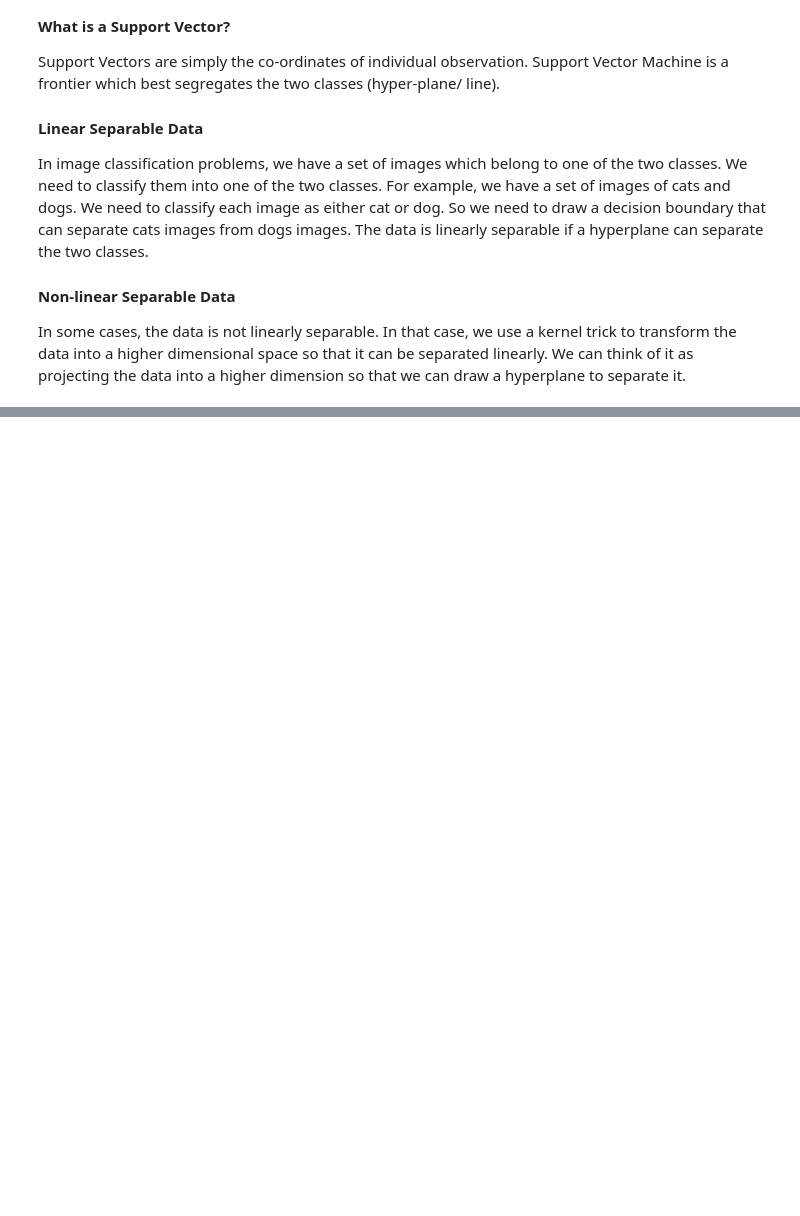
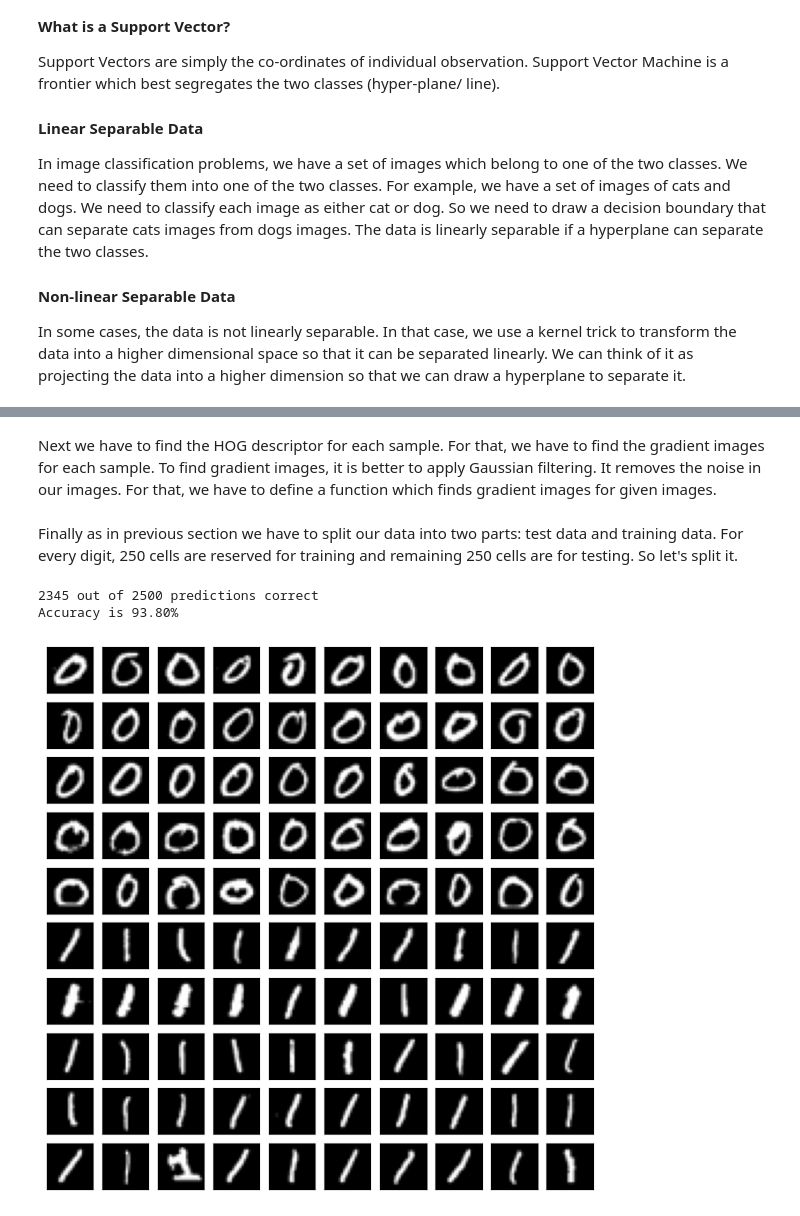
Before and after one commit to AlrIsmail/robotics_fundamentals, a Jupyter notebook: opencv_ml.ipynb, the cells around one changed output, grey strips where cells are left out. Cells and saved outputs as stored; diff of their text form; code cells hidden in the pictures; blank space fills up the shorter version.

```diff
--- a/opencv_ml.ipynb
+++ b/opencv_ml.ipynb
@@ -312,0 +323,77 @@ In some cases, the data is not linearly separable. In that case, we use a kernel
+# %%
+def deskew(img):
+    m = cv.moments(img)
+    if abs(m['mu02']) < 1e-2:
+        return img.copy()
+    skew = m['mu11'] / m['mu02']
+    M = np.float32([[1, skew, -0.5 * SZ * skew], [0, 1, 0]])
+    img = cv.warpAffine(img, M, (SZ, SZ), flags=affine_flags)
+    return img
+# %% [markdown]
+Next we have to find the HOG descriptor for each sample. For that, we have to find the gradient images for each sample. To find gradient images, it is better to apply Gaussian filtering. It removes the noise in our images. For that, we have to define a function which finds gradient images for given images.
+# %%
+def hog(img):
+    gx = cv.Sobel(img, cv.CV_32F, 1, 0)
+    gy = cv.Sobel(img, cv.CV_32F, 0, 1)
+    mag, ang = cv.cartToPolar(gx, gy)
+    bins = np.int32(bin_n * ang / (2 * np.pi))  # quantizing binvalues in (0...16)
+    bin_cells = bins[:10, :10], bins[10:, :10], bins[:10, 10:], bins[10:, 10:]
+    mag_cells = mag[:10, :10], mag[10:, :10], mag[:10, 10:], mag[10:, 10:]
+    hists = [np.bincount(b.ravel(), m.ravel(), bin_n) for b, m in zip(bin_cells, mag_cells)]
+    hist = np.hstack(hists)  # hist is a 64 bit vector
+    return hist
+# %% [markdown]
+Finally as in previous section we have to split our data into two parts: test data and training data. For every digit, 250 cells are reserved for training and remaining 250 cells are for testing. So let's split it.
+# %%
+import cv2 as cv
+import numpy as np
+import matplotlib.pyplot as plt
+
+SZ = 20  # size of each digit is SZ x SZ
+bin_n = 16  # Number of bins
+affine_flags = cv.WARP_INVERSE_MAP | cv.INTER_LINEAR
+
+img = cv.imread('data/digits.png', 0)
+assert img is not None, 'Failed to load image file: %s' % args.input
+
+cells = [np.hsplit(row, 100) for row in np.vsplit(img, 50)]
+
+# First half is trainData, remaining is testData
+train_cells = [i[:50] for i in cells]
+test_cells = [i[50:] for i in cells]
+
+deskewed = [list(map(deskew, row)) for row in train_cells]
+hogdata = [list(map(hog, row)) for row in deskewed]
+trainData = np.float32(hogdata).reshape(-1, 64)
+responses = np.repeat(np.arange(10), 250)[:, np.newaxis]
+
+svm = cv.ml.SVM_create()
+svm.setKernel(cv.ml.SVM_LINEAR)
+svm.setType(cv.ml.SVM_C_SVC)
+svm.setC(2.67)
+svm.setGamma(5.383)
+
+svm.train(trainData, cv.ml.ROW_SAMPLE, responses)
+svm.save('data/svm_data.dat')
+
+deskewed = [list(map(deskew, row)) for row in test_cells]
+hogdata = [list(map(hog, row)) for row in deskewed]
+testData = np.float32(hogdata).reshape(-1, bin_n * 4)
+result = svm.predict(testData)[1]
+
+mask = result == responses
+correct = np.count_nonzero(mask)
+print( "%d out of %d predictions correct" % (correct, result.size) )
+print("Accuracy is %.2f%%" % (correct * 100.0 / result.size))
+
+# plot images
+plt.figure(figsize=(8, 8))
+for i in range(100):
+    plt.subplot(10, 10, i + 1)
+    plt.imshow(test_cells[i // 10][i % 10], cmap='gray')
+    plt.xticks([])
+    plt.yticks([])
+# %% [output]
+2345 out of 2500 predictions correct
+Accuracy is 93.80%
+[figure, added]
```
Also changed, not shown: parts of 1 cell of this notebook, 1 other file.
